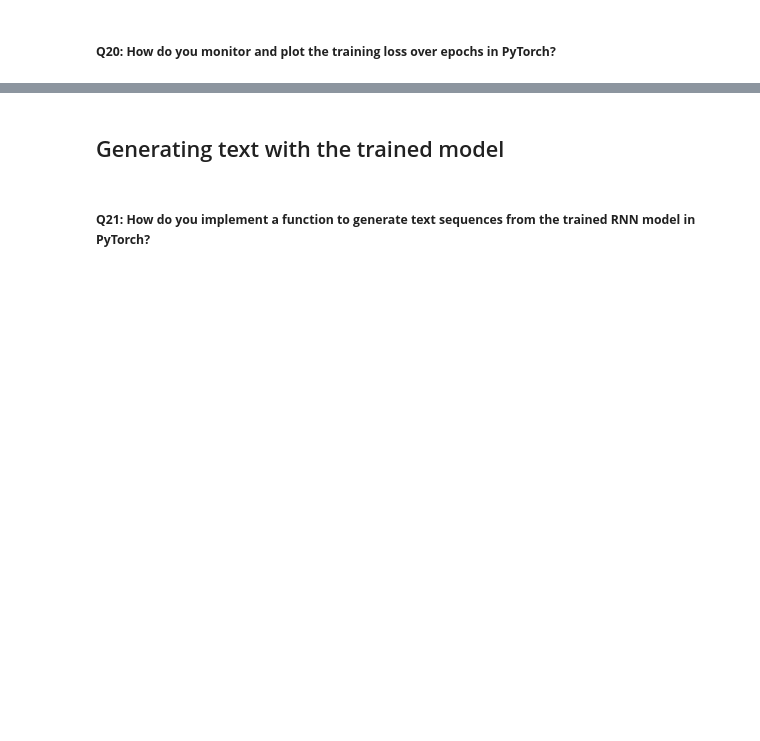
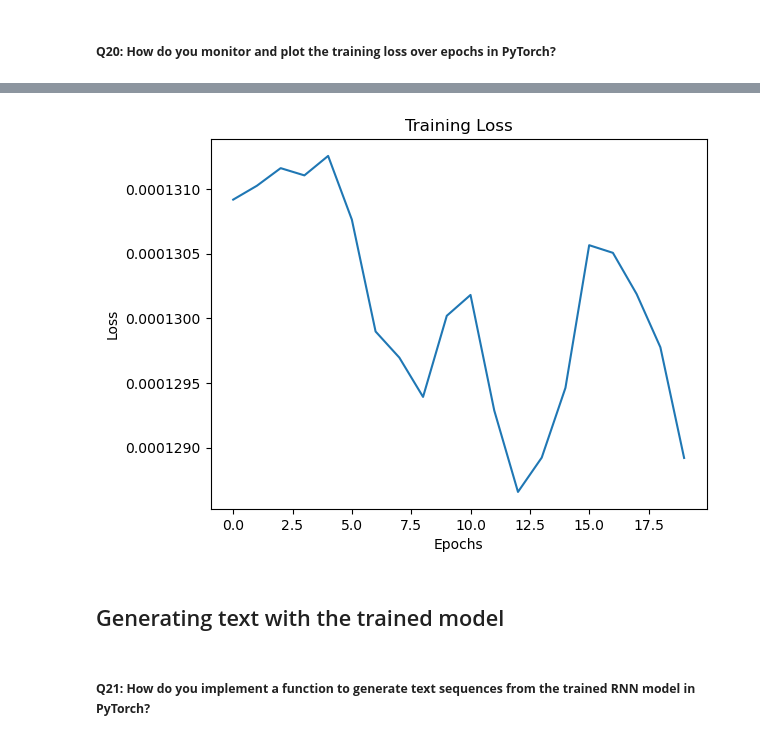
Before and after one commit to fellmir/pyTorchBasis, a Jupyter notebook: 01-intermediate-projects/10_char_level_rnn.ipynb, the cells around one changed output, grey strips where cells are left out. Drawn from its saved outputs; the diff is of its cells as text; code cells hidden in the pictures; blank space fills up the shorter version.

```diff
--- a/01-intermediate-projects/10_char_level_rnn.ipynb
+++ b/01-intermediate-projects/10_char_level_rnn.ipynb
@@ -149,4 +309,6 @@ Despite their advantages, character-level RNNs also have some limitations:
 # %% [markdown]
 ##### **Q17: How do you select and configure an optimizer for training the RNN model in PyTorch?**
+# %%
+optimizer = torch.optim.Adam(model.parameters(), lr=0.001)
 # %% [markdown]
 ##### **Q18: How do you implement a training loop that updates model weights based on the loss in PyTorch?**
@@ -152,0 +341,2 @@ Despite their advantages, character-level RNNs also have some limitations:
+# %%
+train(model, train_encoded, epochs=100)
@@ -154,0 +385,2 @@ Despite their advantages, character-level RNNs also have some limitations:
+# %%
+train_with_gradient_clipping(model, train_encoded, epochs=100)
@@ -155,2 +398,40 @@ Despite their advantages, character-level RNNs also have some limitations:
 # %% [markdown]
 ##### **Q20: How do you monitor and plot the training loss over epochs in PyTorch?**
+# %%
+losses = []
+
+def train_with_loss_tracking(model, data, epochs=10, seq_length=100, batch_size=64, clip_value=5):
+    model.train()
+
+    for epoch in range(epochs):
+        hidden = init_hidden(batch_size)
+        total_loss = 0
+
+        for x_batch, y_batch in get_batches(data, seq_length, batch_size):
+            x_batch = torch.tensor(x_batch).to(device)
+            y_batch = torch.tensor(y_batch).to(device)
+
+            hidden = tuple([h.data for h in hidden])
+            model.zero_grad()
+            output, hidden = model(x_batch, hidden)
+
+            loss = criterion(output.view(-1, vocab_size), y_batch.view(-1))
+            loss.backward()
+
+            torch.nn.utils.clip_grad_norm_(model.parameters(), clip_value)
+
+            optimizer.step()
+            total_loss += loss.item()
+
+        avg_loss = total_loss / len(data)
+        losses.append(avg_loss)
+        print(f"Epoch {epoch+1}/{epochs}, Loss: {avg_loss}")
+
+    plt.plot(losses)
+    plt.xlabel('Epochs')
+    plt.ylabel('Loss')
+    plt.title('Training Loss')
+    plt.show()
+# %%
+train_with_loss_tracking(model, train_encoded, epochs=20)
+# %% [output]
@@ -157,3 +458,4 @@ Despite their advantages, character-level RNNs also have some limitations:
+[figure, added]
 # %% [markdown]
 ## Generating text with the trained model
 # %% [markdown]
```
Also changed, not shown: parts of 49 cells of this notebook, 2 other files.
